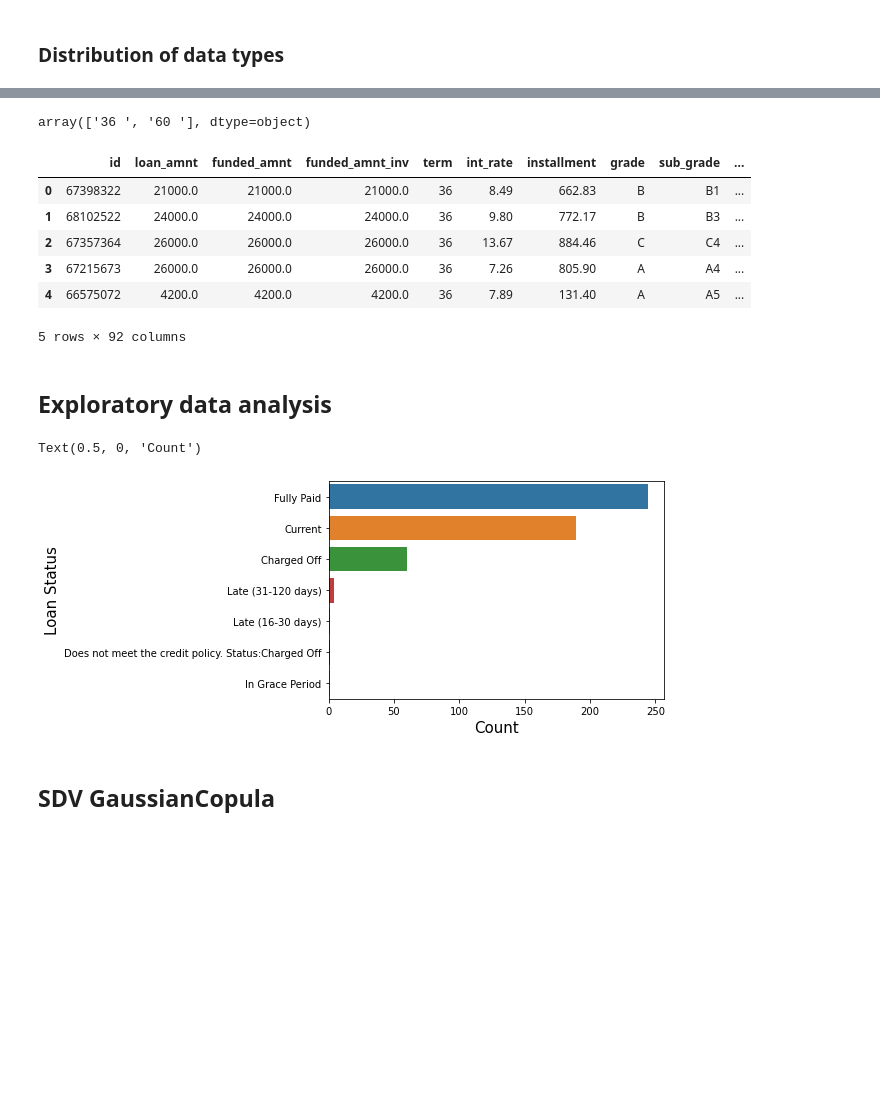
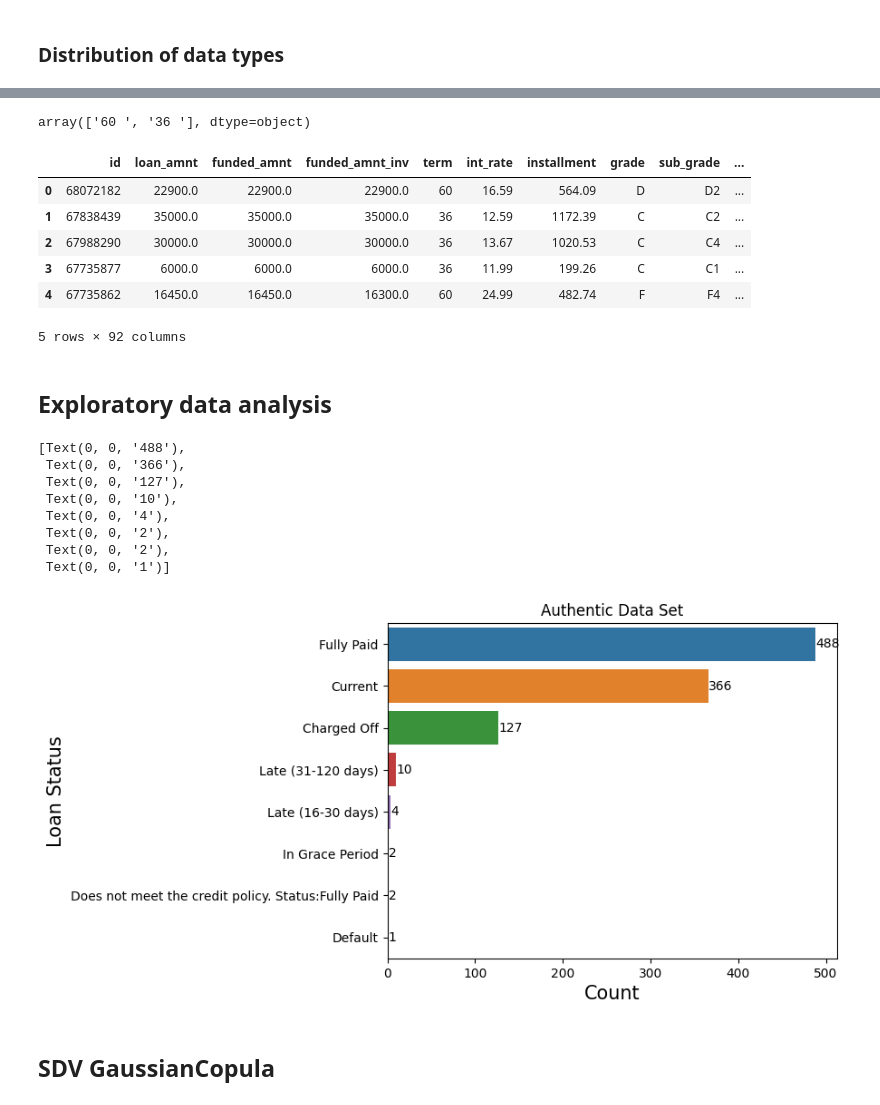
Before and after one commit to dmtrinh/SyntheticData, a Jupyter notebook: SDV.ipynb, the cells around one changed output, grey strips where cells are left out. Cells and saved outputs as stored; diff of their text form; code cells hidden in the pictures; blank space fills up the shorter version.

```diff
--- a/SDV.ipynb
+++ b/SDV.ipynb
@@ -18,6 +18,6 @@ import seaborn as sns
 # %% [markdown]
 ## Load and prep data set
 # %%
-original_df = pd.read_csv('data/500_accepted_2007_2018Q4.csv', low_memory=False)
+original_df = pd.read_csv('data/1000_accepted_samples.csv', low_memory=False)
 original_df.shape
 # %% [output]
@@ -149,7 +149,7 @@ df['term'] = df['term'].map(lambda x: x.lstrip(' ').rstrip('months'))
 
 df['term'].unique()
 # %% [output]
-array(['36 ', '60 '], dtype=object)
+array(['60 ', '36 '], dtype=object)
 # %%
 # Remove string characters in 'zipcode' column
 df['zip_code'] = df['zip_code'].str.replace(r'\D', '')
@@ -157,32 +157,43 @@ df['zip_code'] = df['zip_code'].str.replace(r'\D', '')
 # Change datatypes to INTs in the following columns
 df.term = df.term.astype("int64")
 df.emp_length = df.emp_length.astype("int64")
-df.zip_code = df.zip_code.astype("int64")
+#df.zip_code = df.zip_code.astype("int64")
 # %%
-# Create a new dataframe for exploration and drop unnecessary column(s)
-df_eda = df.drop(['url'], axis=1)
-df_eda.head()
+# Drop unnecessary column(s) and assign to new dataframe that represents our authentic dataset
+authentic_df = df.drop(['url'], axis=1)
+authentic_df.head()
 # %% [output]
 |  | id | loan_amnt | funded_amnt | funded_amnt_inv | term | int_rate | installment | grade | sub_grade | ... |
-| 0 | 67398322 | 21000.0 | 21000.0 | 21000.0 | 36 | 8.49 | 662.83 | B | B1 | ... |
-| 1 | 68102522 | 24000.0 | 24000.0 | 24000.0 | 36 | 9.80 | 772.17 | B | B3 | ... |
-| 2 | 67357364 | 26000.0 | 26000.0 | 26000.0 | 36 | 13.67 | 884.46 | C | C4 | ... |
-| 3 | 67215673 | 26000.0 | 26000.0 | 26000.0 | 36 | 7.26 | 805.90 | A | A4 | ... |
-| 4 | 66575072 | 4200.0 | 4200.0 | 4200.0 | 36 | 7.89 | 131.40 | A | A5 | ... |
+| 0 | 68072182 | 22900.0 | 22900.0 | 22900.0 | 60 | 16.59 | 564.09 | D | D2 | ... |
+| 1 | 67838439 | 35000.0 | 35000.0 | 35000.0 | 36 | 12.59 | 1172.39 | C | C2 | ... |
+| 2 | 67988290 | 30000.0 | 30000.0 | 30000.0 | 36 | 13.67 | 1020.53 | C | C4 | ... |
+| 3 | 67735877 | 6000.0 | 6000.0 | 6000.0 | 36 | 11.99 | 199.26 | C | C1 | ... |
+| 4 | 67735862 | 16450.0 | 16450.0 | 16300.0 | 60 | 24.99 | 482.74 | F | F4 | ... |
 5 rows × 92 columns
 # %% [markdown]
 ## Exploratory data analysis
 # %%
 # Set a new variable for the purpose of displaying the value counts of 'loan_status'
-loan_status_vis = df_eda['loan_status'].value_counts()
+loan_status_vis = authentic_df['loan_status'].value_counts()
 
 # Plot the value counts
-sns.barplot(y=loan_status_vis.index, x=loan_status_vis)
+ax = sns.barplot(y=loan_status_vis.index, x=loan_status_vis)
 plt.ylabel('Loan Status', fontsize=15)
 plt.xlabel('Count', fontsize=15)
+plt.title('Authentic Data Set')
+
+# Display values in each bar
+ax.bar_label(ax.containers[0])
 # %% [output]
-Text(0.5, 0, 'Count')
+[Text(0, 0, '488'),
+ Text(0, 0, '366'),
+ Text(0, 0, '127'),
+ Text(0, 0, '10'),
+ Text(0, 0, '4'),
+ Text(0, 0, '2'),
+ Text(0, 0, '2'),
+ Text(0, 0, '1')]
-[figure, old version]
+[figure, new version]
 # %% [markdown]
 SDV GaussianCopula
 --------------------------
```
Also changed, not shown: parts of 27 cells of this notebook, 2 other files.
